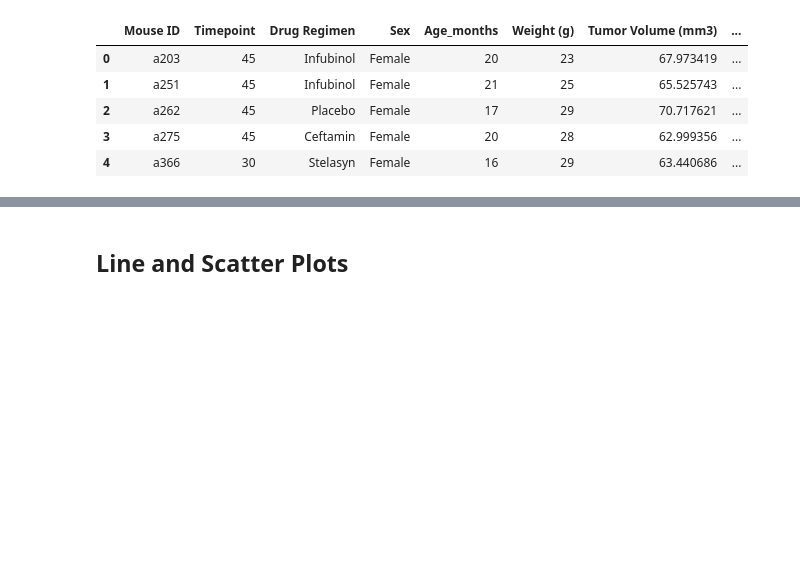
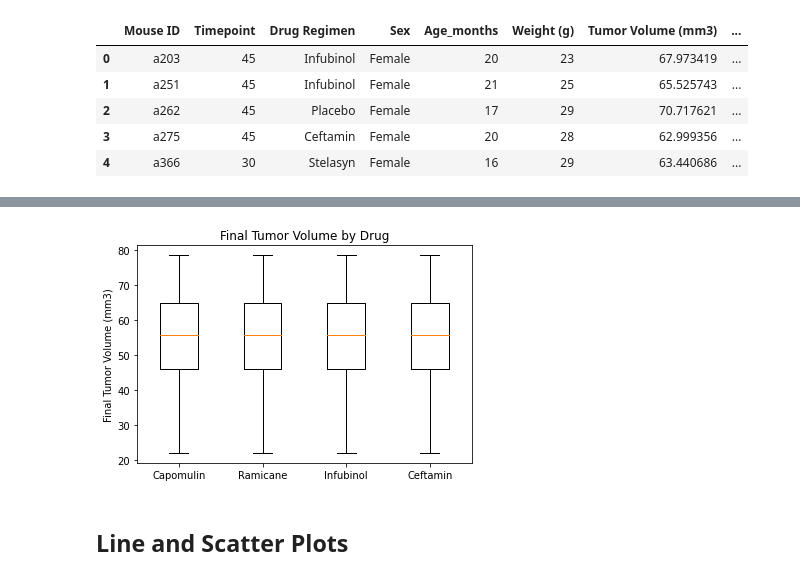
Before and after one commit to norojordan/Mathplotlib-HW, a Jupyter notebook: pymaceuticals_starter.ipynb, the cells around one changed output, grey strips where cells are left out. Cells and saved outputs as stored; diff of their text form; code cells hidden in the pictures; blank space fills up the shorter version.

```diff
--- a/pymaceuticals_starter.ipynb
+++ b/pymaceuticals_starter.ipynb
@@ -287,14 +311,18 @@ print(f"Values above {upper_bound} could be outliers.")
 # %%
 # Generate a box plot of the final tumor volume of each mouse across four regimens of interest
 
 # Plot boxplot
-plt.boxplot()
+
+plt.boxplot(vol_data)
 
 # Add title and labels to boxplot
-ax1.set_title('Final Tumor Volume by Drug')
-ax1.set_ylabel('Final Tumor Volume (mmg)')
+plt.title('Final Tumor Volume by Drug')
+plt.ylabel('Final Tumor Volume (mm3)')
 plt.xticks([1, 2, 3, 4], ['Capomulin', 'Ramicane', 'Infubinol', 'Ceftamin'])
+
 plt.show()
+# %% [output]
+[figure, added]
 # %% [markdown]
 ## Line and Scatter Plots
 # %%
```
Also changed, not shown: parts of 2 cells of this notebook.
